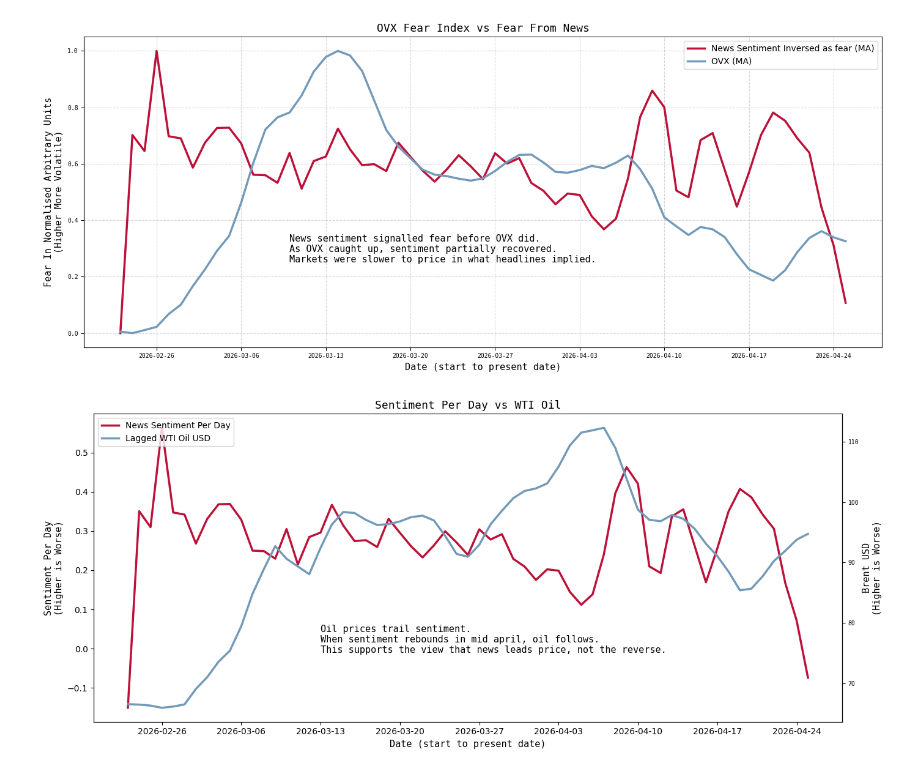
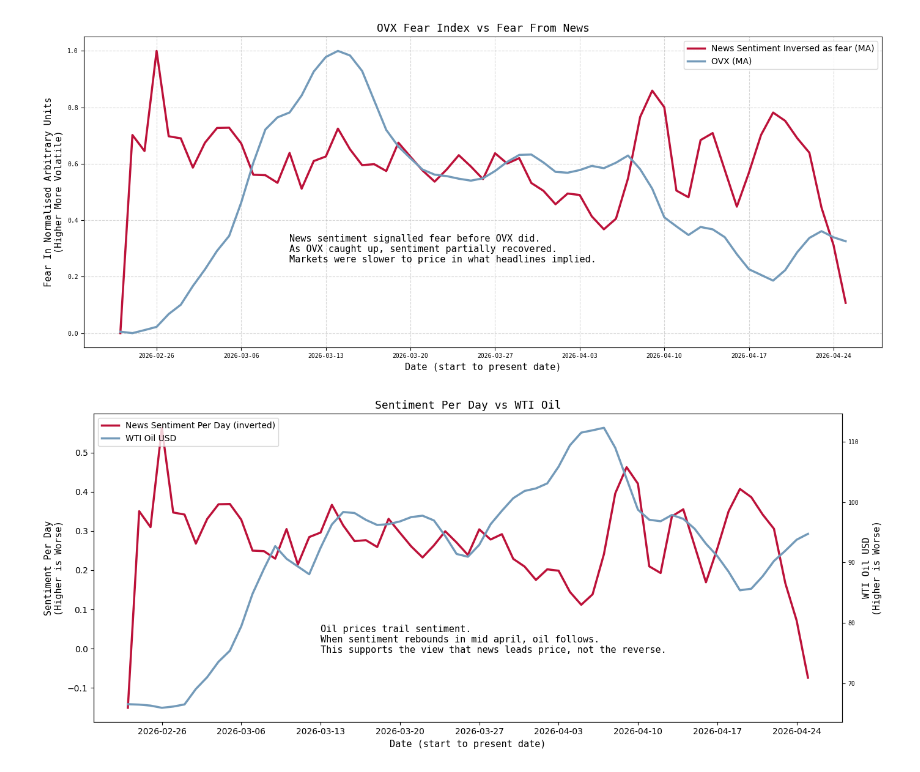
Before and after one commit to HMaxwell741/University-Empirical-Project, a Jupyter notebook: Scripts/Outputs.ipynb, the cells around one changed output. Cells and saved outputs as stored; diff of their text form; code cells hidden in the pictures.

```diff
--- a/Scripts/Outputs.ipynb
+++ b/Scripts/Outputs.ipynb
@@ -301,32 +301,32 @@ plt.show()
 # %%
 # Graph 5: Exploring sentiment vs lagged WTI oil.
 
 fig, ax1 = plt.subplots(figsize=(14, 6))
 
-ax1.plot(All_needed_data['date'], All_needed_data['sentiment_mean_moving_average_inversed'], color='#BC1139', linewidth=2.5, label='News Sentiment Per Day')
+ax1.plot(All_needed_data['date'], All_needed_data['sentiment_mean_moving_average_inversed'], color='#BC1139', linewidth=2.5, label='News Sentiment Per Day (inverted)')
 ax1.set_ylabel('Sentiment Per Day\n(Higher is Worse)', fontsize=11, fontfamily='monospace')
 ax1.set_xlabel('Date (start to present date)', fontsize=11, fontfamily='monospace')
 
 ax2 = ax1.twinx()
-ax2.plot(All_needed_data['date'], All_needed_data['wti_moving_average'], color='#739ab9', linewidth=2.5, label='Lagged WTI Oil USD')
-ax2.set_ylabel('Brent USD\n(Higher is Worse)', fontsize=11, fontfamily='monospace')
+ax2.plot(All_needed_data['date'], All_needed_data['wti_moving_average'], color='#739ab9', linewidth=2.5, label='WTI Oil USD')
+ax2.set_ylabel('WTI Oil USD\n(Higher is Worse)', fontsize=11, fontfamily='monospace')
 
 lines1, labels1 = ax1.get_legend_handles_labels()
 lines2, labels2 = ax2.get_legend_handles_labels()
 ax2.legend(lines1 + lines2, labels1 + labels2, loc='upper left')
 ax1.xaxis.set_major_locator(mdates.WeekdayLocator(byweekday=mdates.SU))
 
 plt.xticks(fontsize=7, fontfamily='monospace')
 plt.yticks(fontfamily='monospace',fontsize=7)
 
 plt.text(All_needed_data['date'].iloc[17], 75, 'Oil prices trail sentiment.\nWhen sentiment rebounds in mid april, oil follows.\nThis supports the view that news leads price, not the reverse.'
          , color="#000000",fontsize=11,fontfamily='monospace')
 
 
 plt.title('Sentiment Per Day vs WTI Oil', fontsize=13, fontfamily='monospace')
 plt.tight_layout()
 
 plt.savefig('../Outputs/Graphs/Sentiment_vs_wti.png', dpi=300, bbox_inches='tight')
 plt.show()
 # %% [output]
-[figure, old version]
+[figure, new version]
```
Also changed, not shown: parts of 3 cells of this notebook.
